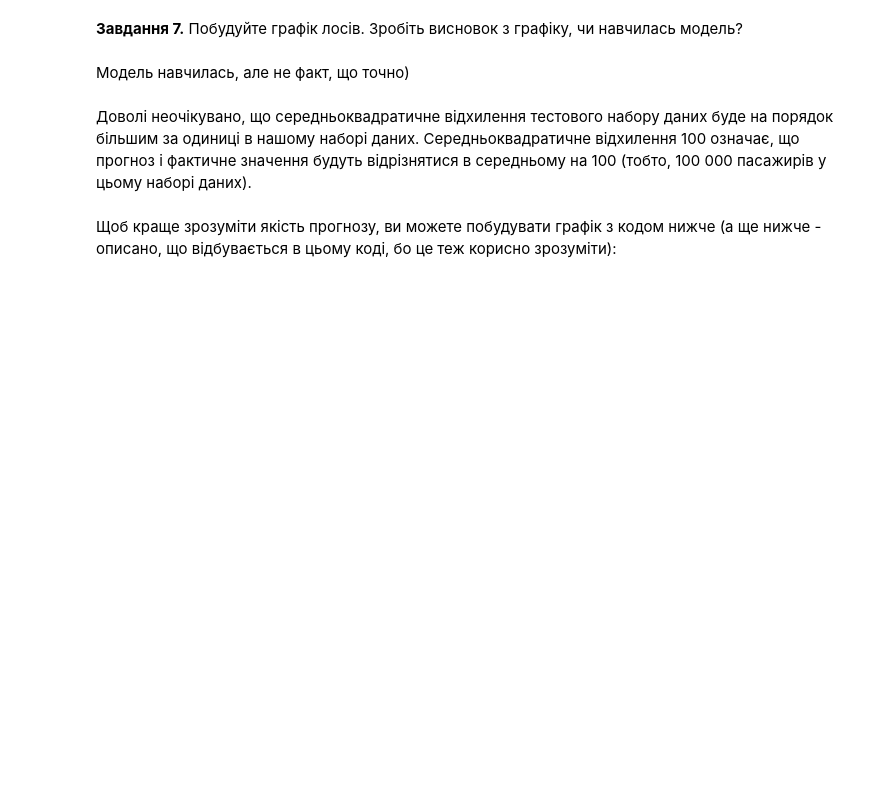
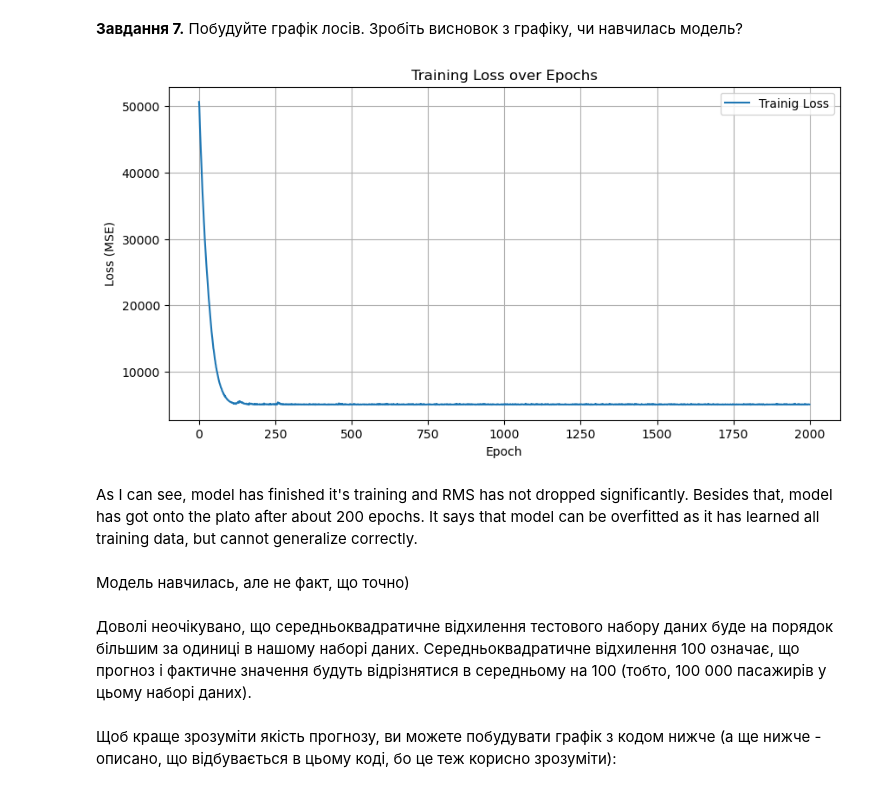
Before and after one commit to Reserford1991/data-loves-academy-machine-learning-for-people, a Jupyter notebook: Module-4-NLP-and-deep-larning/4_3_HW_LSTM_для_прогнозування_часових_рядів.ipynb, the cells around one changed output. Saved outputs shown, nothing was run; the diff lists cells and outputs as text; code cells hidden in the pictures; blank space fills up the shorter version.

```diff
--- a/Module-4-NLP-and-deep-larning/4_3_HW_LSTM_для_прогнозування_часових_рядів.ipynb
+++ b/Module-4-NLP-and-deep-larning/4_3_HW_LSTM_для_прогнозування_часових_рядів.ipynb
@@ -96,9 +96,9 @@ def create_dataset(dataset: np.array, lookback_steps: int = 1):
 
     return X, y
 # %%
-lookback = 1
-X_train, y_train = create_dataset(train, lookback_steps=lookback)
-X_test, y_test = create_dataset(test, lookback_steps=lookback)
+look_back = 1  # more temporal context
+X_train, y_train = create_dataset(train, look_back_steps=look_back)
+X_test, y_test = create_dataset(test, look_back_steps=look_back)
 print(X_train.shape, y_train.shape)
 print(X_test.shape, y_test.shape)
 # %% [output]
@@ -131,0 +170,13 @@ torch.Size([47, 1]) torch.Size([47, 1])
+# %%
+# Create model
+model = AirModel(hidden_size=50, num_layers=1)
+
+# Input tensor must be 3D: (batch_size, seq_len, input_size)
+# Example input: passenger count 112
+test_input = torch.tensor([[[112.0]]], dtype=torch.float32)
+
+# Foward pass
+with torch.no_grad():
+	output = model(test_input)		 # Get prediction from model without tracking gradients
+
+print("Model output:", output.item())
@@ -137,3 +190,14 @@ torch.Size([47, 1]) torch.Size([47, 1])
 1. Використовувати клас `TensorDataset`, щоб об'єднати тензори ознак `X_train` і цільових значень `y_train`.
 2. Дані повинні завантажуватися невеликими батчами розміром 8 за допомогою параметра `batch_size`.
 3. Використовувати параметр `shuffle=True`, щоб дані перемішувалися перед кожною епохою тренування.
+# %%
+from torch.utils.data import TensorDataset, DataLoader
+
+train_ds = TensorDataset(X_train.unsqueeze(1), y_train)
+train_dl = DataLoader(train_ds, batch_size=8, shuffle=True)
+
+# Optional: Inspect a Sample Batch
+for xb, yb, in train_dl:
+    print("x batch:", xb)
+    print("y batch:", yb)
+    break
@@ -161,5 +300,22 @@ Epoch 100: train RMSE 9.8765, test RMSE 12.3456
 # %% [markdown]
 **Завдання 7.** Побудуйте графік лосів. Зробіть висновок з графіку, чи навчилась модель?
+# %%
+import matplotlib.pyplot as plt
+
+plt.figure(figsize=(10, 5))
+plt.plot(losses, label="Trainig Loss")
+plt.xlabel("Epoch")
+plt.ylabel("Loss (MSE)")
+plt.title("Training Loss over Epochs")
+plt.legend()
+plt.grid(True)
+plt.show()
+# %% [output]
+[figure, added]
+# %% [markdown]
+As I can see, model has finished it's training and RMS has not dropped significantly.
+Besides that, model has got onto the plato after about 200 epochs.
+It says that model can be overfitted as it has learned all training data, but cannot generalize correctly.
 # %% [markdown]
 Модель навчилась, але не факт, що точно)
 # %% [markdown]
```
Also changed, not shown: parts of 8 cells of this notebook, 9 other files.
